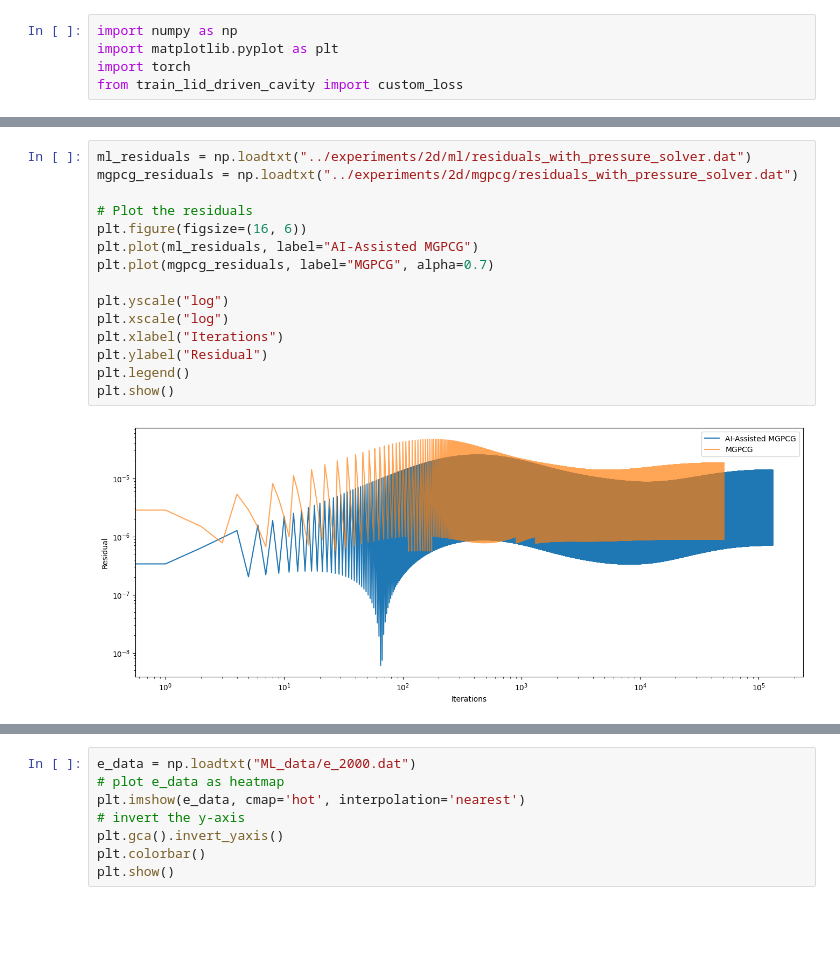
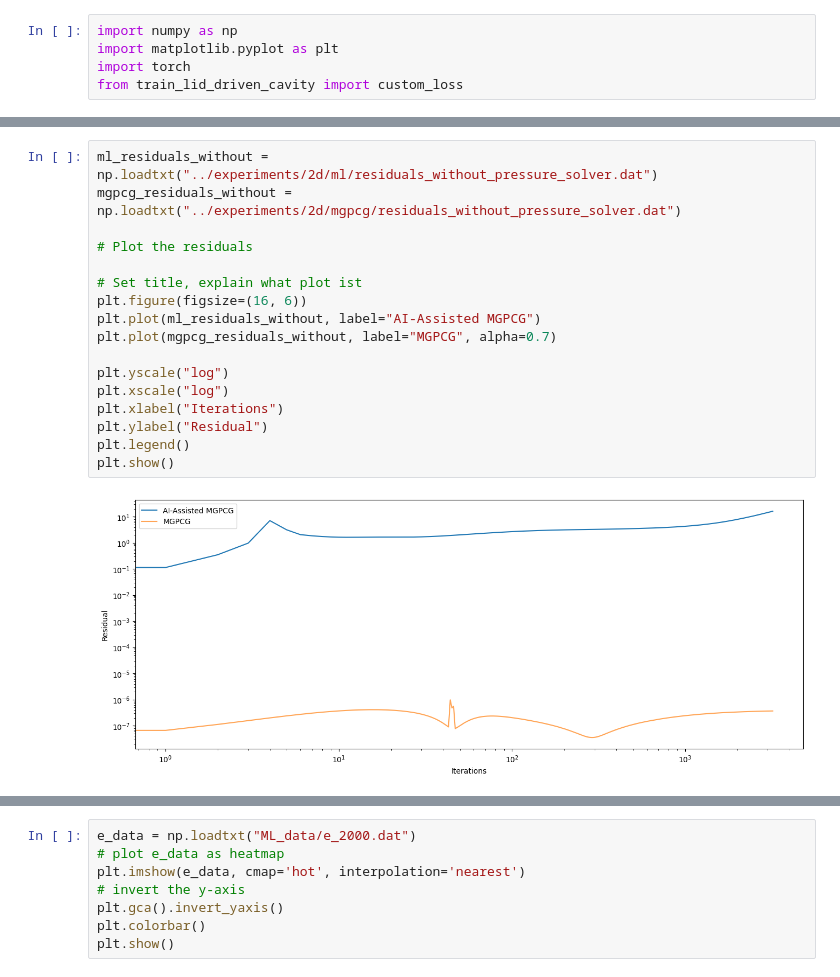
Before and after one commit to glaand/bachelor-thesis, a Jupyter notebook: ml/ml_analysis.ipynb, the cells around one changed output, grey strips where cells are left out. Drawn from its saved outputs; the diff is of its cells as text; blank space fills up the shorter version.

```diff
--- a/ml/ml_analysis.ipynb
+++ b/ml/ml_analysis.ipynb
@@ -6,17 +32,19 @@ from train_lid_driven_cavity import custom_loss
 # %%
-ml_residuals = np.loadtxt("../experiments/2d/ml/residuals_with_pressure_solver.dat")
-mgpcg_residuals = np.loadtxt("../experiments/2d/mgpcg/residuals_with_pressure_solver.dat")
+ml_residuals_without = np.loadtxt("../experiments/2d/ml/residuals_without_pressure_solver.dat")
+mgpcg_residuals_without = np.loadtxt("../experiments/2d/mgpcg/residuals_without_pressure_solver.dat")
 
 # Plot the residuals
+
+# Set title, explain what plot ist
 plt.figure(figsize=(16, 6))
-plt.plot(ml_residuals, label="AI-Assisted MGPCG")
-plt.plot(mgpcg_residuals, label="MGPCG", alpha=0.7)
+plt.plot(ml_residuals_without, label="AI-Assisted MGPCG")
+plt.plot(mgpcg_residuals_without, label="MGPCG", alpha=0.7)
 
 plt.yscale("log")
 plt.xscale("log")
 plt.xlabel("Iterations")
 plt.ylabel("Residual")
 plt.legend()
 plt.show()
 # %% [output]
-[figure, old version]
+[figure, new version]
```
Also changed, not shown: parts of 7 cells of this notebook, 3 other files.
